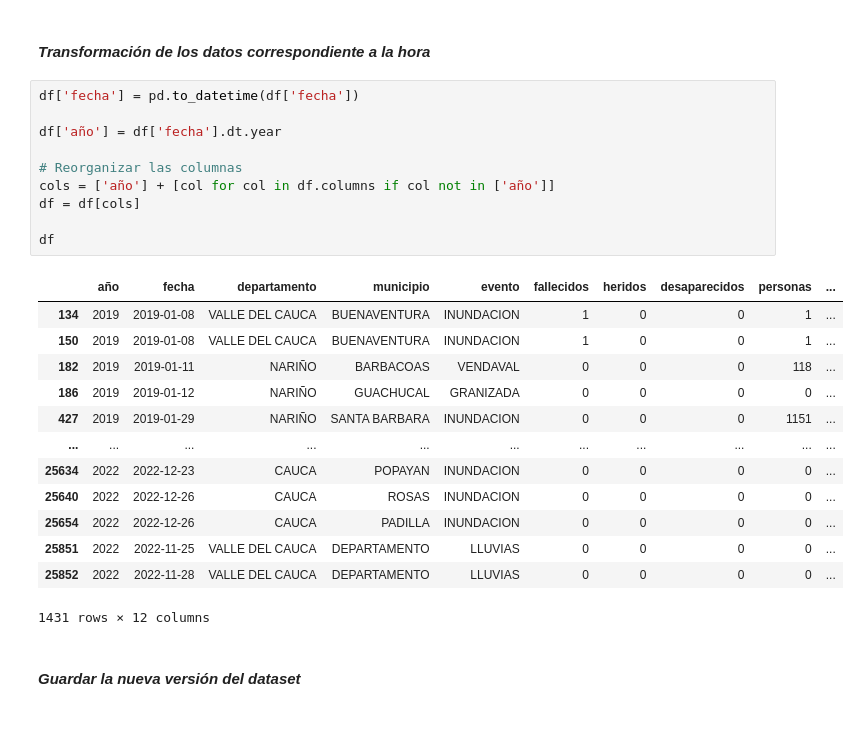
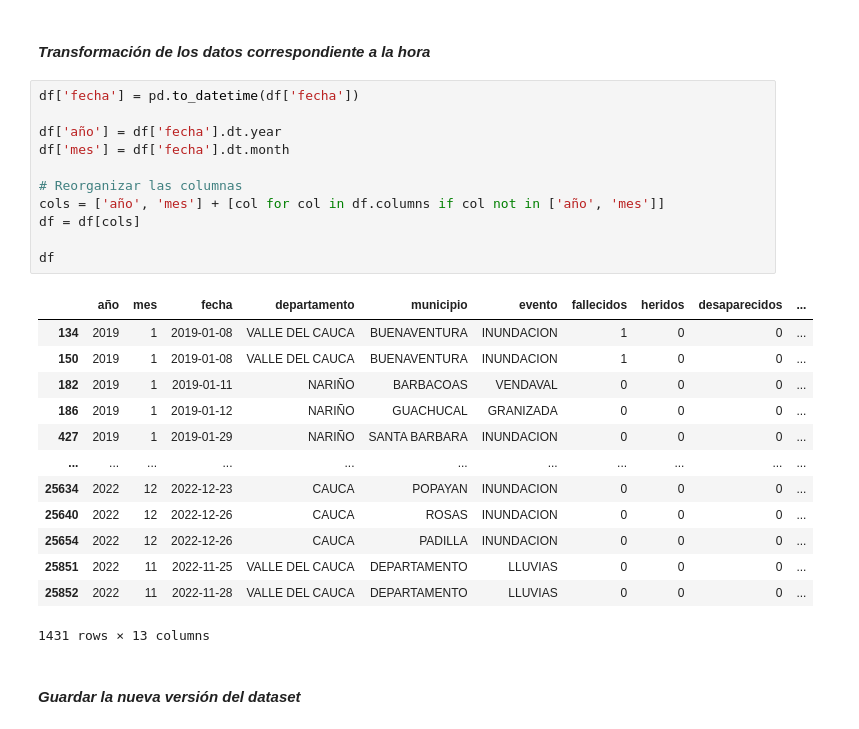
Before and after one commit to JuanRuizIng/Pacific-Data-Analytics, a Jupyter notebook: Emergencias/notebooks/emergencias_limpieza.ipynb, the cells around one changed output. Cells and saved outputs as stored; diff of their text form.

Commit message:
Cambios en archivo .gitignore y adición de la columna "mes"

```diff
--- a/Emergencias/notebooks/emergencias_limpieza.ipynb
+++ b/Emergencias/notebooks/emergencias_limpieza.ipynb
@@ -150,27 +150,28 @@ df
 # %%
 df['fecha'] = pd.to_datetime(df['fecha'])
 
 df['año'] = df['fecha'].dt.year
+df['mes'] = df['fecha'].dt.month
 
 # Reorganizar las columnas
-cols = ['año'] + [col for col in df.columns if col not in ['año']]
+cols = ['año', 'mes'] + [col for col in df.columns if col not in ['año', 'mes']]
 df = df[cols]
 
 df
 # %% [output]
-|  | año | fecha | departamento | municipio | evento | fallecidos | heridos | desaparecidos | personas | ... |
-| 134 | 2019 | 2019-01-08 | VALLE DEL CAUCA | BUENAVENTURA | INUNDACION | 1 | 0 | 0 | 1 | ... |
-| 150 | 2019 | 2019-01-08 | VALLE DEL CAUCA | BUENAVENTURA | INUNDACION | 1 | 0 | 0 | 1 | ... |
-| 182 | 2019 | 2019-01-11 | NARIÑO | BARBACOAS | VENDAVAL | 0 | 0 | 0 | 118 | ... |
-| 186 | 2019 | 2019-01-12 | NARIÑO | GUACHUCAL | GRANIZADA | 0 | 0 | 0 | 0 | ... |
-| 427 | 2019 | 2019-01-29 | NARIÑO | SANTA BARBARA | INUNDACION | 0 | 0 | 0 | 1151 | ... |
+|  | año | mes | fecha | departamento | municipio | evento | fallecidos | heridos | desaparecidos | ... |
+| 134 | 2019 | 1 | 2019-01-08 | VALLE DEL CAUCA | BUENAVENTURA | INUNDACION | 1 | 0 | 0 | ... |
+| 150 | 2019 | 1 | 2019-01-08 | VALLE DEL CAUCA | BUENAVENTURA | INUNDACION | 1 | 0 | 0 | ... |
+| 182 | 2019 | 1 | 2019-01-11 | NARIÑO | BARBACOAS | VENDAVAL | 0 | 0 | 0 | ... |
+| 186 | 2019 | 1 | 2019-01-12 | NARIÑO | GUACHUCAL | GRANIZADA | 0 | 0 | 0 | ... |
+| 427 | 2019 | 1 | 2019-01-29 | NARIÑO | SANTA BARBARA | INUNDACION | 0 | 0 | 0 | ... |
 | ... | ... | ... | ... | ... | ... | ... | ... | ... | ... | ... |
-| 25634 | 2022 | 2022-12-23 | CAUCA | POPAYAN | INUNDACION | 0 | 0 | 0 | 0 | ... |
-| 25640 | 2022 | 2022-12-26 | CAUCA | ROSAS | INUNDACION | 0 | 0 | 0 | 0 | ... |
-| 25654 | 2022 | 2022-12-26 | CAUCA | PADILLA | INUNDACION | 0 | 0 | 0 | 0 | ... |
-| 25851 | 2022 | 2022-11-25 | VALLE DEL CAUCA | DEPARTAMENTO | LLUVIAS | 0 | 0 | 0 | 0 | ... |
-| 25852 | 2022 | 2022-11-28 | VALLE DEL CAUCA | DEPARTAMENTO | LLUVIAS | 0 | 0 | 0 | 0 | ... |
+| 25634 | 2022 | 12 | 2022-12-23 | CAUCA | POPAYAN | INUNDACION | 0 | 0 | 0 | ... |
+| 25640 | 2022 | 12 | 2022-12-26 | CAUCA | ROSAS | INUNDACION | 0 | 0 | 0 | ... |
+| 25654 | 2022 | 12 | 2022-12-26 | CAUCA | PADILLA | INUNDACION | 0 | 0 | 0 | ... |
+| 25851 | 2022 | 11 | 2022-11-25 | VALLE DEL CAUCA | DEPARTAMENTO | LLUVIAS | 0 | 0 | 0 | ... |
+| 25852 | 2022 | 11 | 2022-11-28 | VALLE DEL CAUCA | DEPARTAMENTO | LLUVIAS | 0 | 0 | 0 | ... |
-1431 rows × 12 columns
+1431 rows × 13 columns
 # %% [markdown]
 #### ***Guardar la nueva versión del dataset***
 # %%
```
Also changed, not shown: 2 other files.
